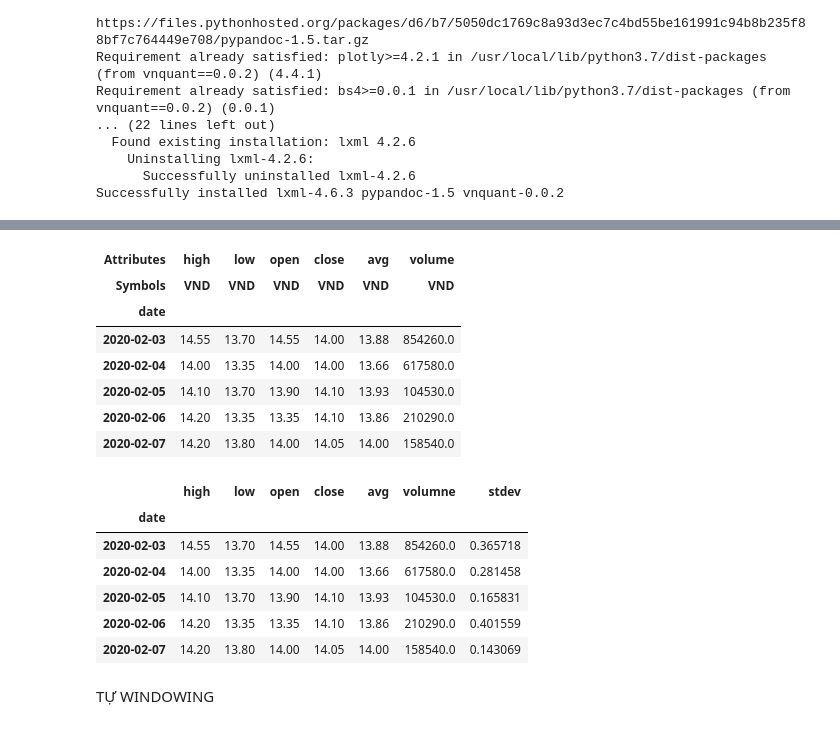
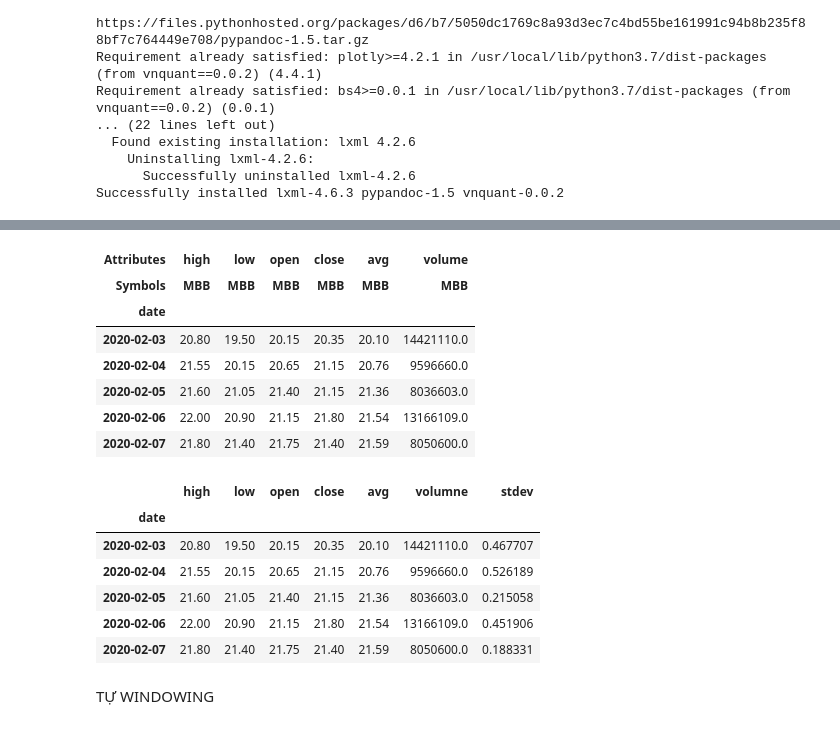
Before and after one commit to quanvu0996/compet, a Jupyter notebook: Test_API_VNQuant.ipynb, the cells around one changed output, grey strips where cells are left out. Saved outputs shown, nothing was run; the diff lists cells and outputs as text; code cells hidden in the pictures.

```diff
--- a/Test_API_VNQuant.ipynb
+++ b/Test_API_VNQuant.ipynb
@@ -34,5 +37,5 @@ import tensorflow as tf
 # %%
-loader = web.DataLoader('VND', '2020-02-02','2021-04-02', data_source='VND')
+loader = web.DataLoader('MBB', '2020-02-02','2021-05-28', data_source='VND')
 data = loader.download()
 data.head()
 # %% [output]
@@ -40,11 +43,11 @@ data.head()
 | Attributes | high | low | open | close | avg | volume |
-| Symbols | VND | VND | VND | VND | VND | VND |
+| Symbols | MBB | MBB | MBB | MBB | MBB | MBB |
 | date |  |  |  |  |  |  |
-| 2020-02-03 | 14.55 | 13.70 | 14.55 | 14.00 | 13.88 | 854260.0 |
-| 2020-02-04 | 14.00 | 13.35 | 14.00 | 14.00 | 13.66 | 617580.0 |
-| 2020-02-05 | 14.10 | 13.70 | 13.90 | 14.10 | 13.93 | 104530.0 |
-| 2020-02-06 | 14.20 | 13.35 | 13.35 | 14.10 | 13.86 | 210290.0 |
-| 2020-02-07 | 14.20 | 13.80 | 14.00 | 14.05 | 14.00 | 158540.0 |
+| 2020-02-03 | 20.80 | 19.50 | 20.15 | 20.35 | 20.10 | 14421110.0 |
+| 2020-02-04 | 21.55 | 20.15 | 20.65 | 21.15 | 20.76 | 9596660.0 |
+| 2020-02-05 | 21.60 | 21.05 | 21.40 | 21.15 | 21.36 | 8036603.0 |
+| 2020-02-06 | 22.00 | 20.90 | 21.15 | 21.80 | 21.54 | 13166109.0 |
+| 2020-02-07 | 21.80 | 21.40 | 21.75 | 21.40 | 21.59 | 8050600.0 |
 # %%
 data.columns = ['high', 'low', 'open', 'close', 'avg', 'volumne']
 # %%
@@ -53,11 +56,11 @@ data.head()
 # %% [output]
 |  | high | low | open | close | avg | volumne | stdev |
 | date |  |  |  |  |  |  |  |
-| 2020-02-03 | 14.55 | 13.70 | 14.55 | 14.00 | 13.88 | 854260.0 | 0.365718 |
-| 2020-02-04 | 14.00 | 13.35 | 14.00 | 14.00 | 13.66 | 617580.0 | 0.281458 |
-| 2020-02-05 | 14.10 | 13.70 | 13.90 | 14.10 | 13.93 | 104530.0 | 0.165831 |
-| 2020-02-06 | 14.20 | 13.35 | 13.35 | 14.10 | 13.86 | 210290.0 | 0.401559 |
-| 2020-02-07 | 14.20 | 13.80 | 14.00 | 14.05 | 14.00 | 158540.0 | 0.143069 |
+| 2020-02-03 | 20.80 | 19.50 | 20.15 | 20.35 | 20.10 | 14421110.0 | 0.467707 |
+| 2020-02-04 | 21.55 | 20.15 | 20.65 | 21.15 | 20.76 | 9596660.0 | 0.526189 |
+| 2020-02-05 | 21.60 | 21.05 | 21.40 | 21.15 | 21.36 | 8036603.0 | 0.215058 |
+| 2020-02-06 | 22.00 | 20.90 | 21.15 | 21.80 | 21.54 | 13166109.0 | 0.451906 |
+| 2020-02-07 | 21.80 | 21.40 | 21.75 | 21.40 | 21.59 | 8050600.0 | 0.188331 |
 # %% [markdown]
 TỰ WINDOWING
 # %%
```
Also changed, not shown: parts of 24 cells of this notebook.
